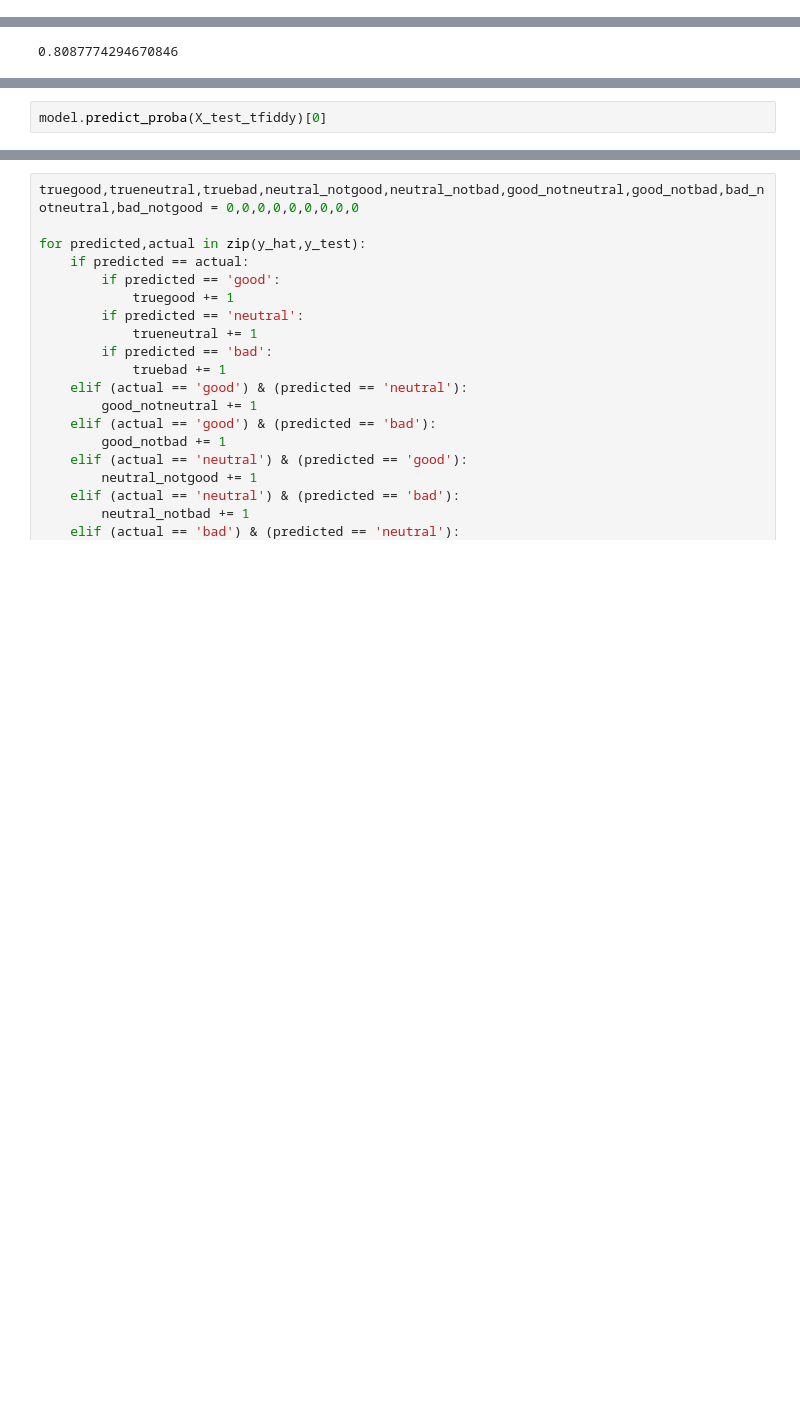
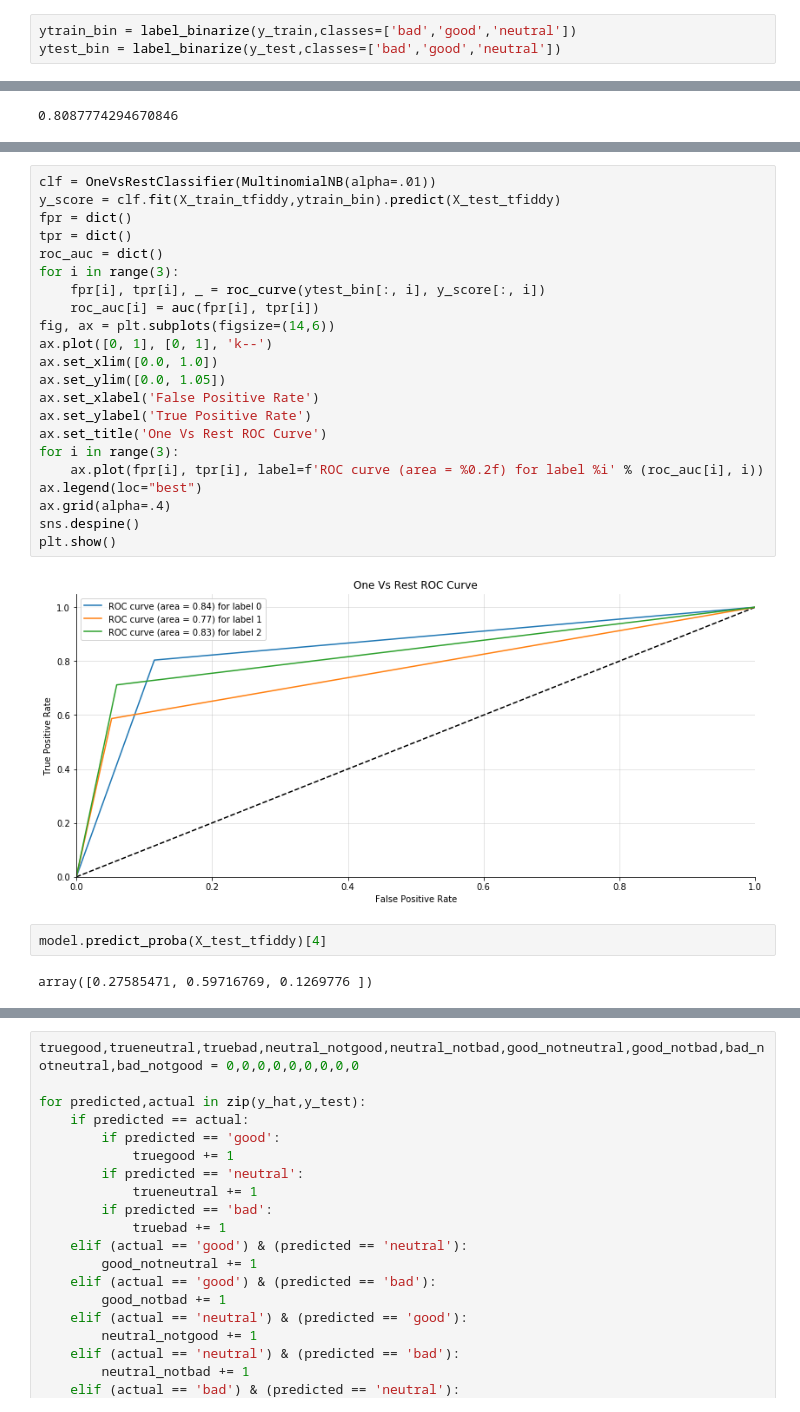
Before and after one commit to emkawong/TLDR-Terms-of-Service-Classifier, a Jupyter notebook: tos_eda.ipynb, the cells around one changed output, grey strips where cells are left out. Drawn from its saved outputs; the diff is of its cells as text; blank space fills up the shorter version.

Commit message:
update roc curve

```diff
--- a/tos_eda.ipynb
+++ b/tos_eda.ipynb
@@ -189,0 +206,3 @@ X_train, X_test, y_train, y_test = train_test_split(X,y)
+# %%
+ytrain_bin = label_binarize(y_train,classes=['bad','good','neutral'])
+ytest_bin = label_binarize(y_test,classes=['bad','good','neutral'])
@@ -310,2 +371,28 @@ model.score(X_test_tfiddy, y_test)
+# %%
+clf = OneVsRestClassifier(MultinomialNB(alpha=.01))
+y_score = clf.fit(X_train_tfiddy,ytrain_bin).predict(X_test_tfiddy)
+fpr = dict()
+tpr = dict()
+roc_auc = dict()
+for i in range(3):
+    fpr[i], tpr[i], _ = roc_curve(ytest_bin[:, i], y_score[:, i])
+    roc_auc[i] = auc(fpr[i], tpr[i])
+fig, ax = plt.subplots(figsize=(14,6))
+ax.plot([0, 1], [0, 1], 'k--')
+ax.set_xlim([0.0, 1.0])
+ax.set_ylim([0.0, 1.05])
+ax.set_xlabel('False Positive Rate')
+ax.set_ylabel('True Positive Rate')
+ax.set_title('One Vs Rest ROC Curve')
+for i in range(3):
+    ax.plot(fpr[i], tpr[i], label=f'ROC curve (area = %0.2f) for label %i' % (roc_auc[i], i))
+ax.legend(loc="best")
+ax.grid(alpha=.4)
+sns.despine()
+plt.show()
+# %% [output]
+[figure, added]
 # %%
-model.predict_proba(X_test_tfiddy)[0]
+model.predict_proba(X_test_tfiddy)[4]
+# %% [output]
+array([0.27585471, 0.59716769, 0.1269776 ])
```
Also changed, not shown: parts of 13 cells of this notebook.
